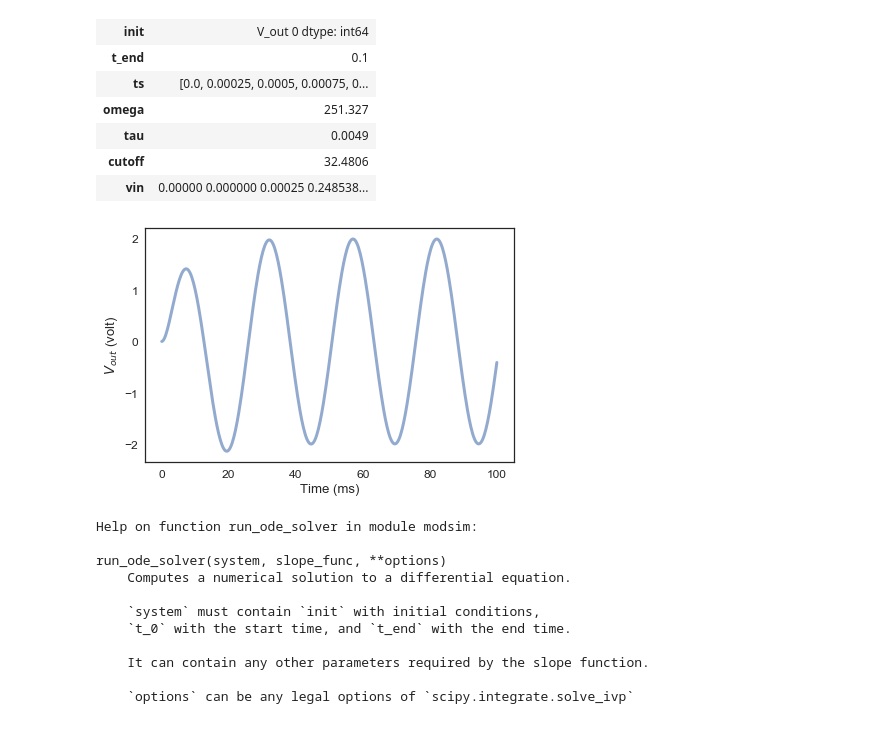
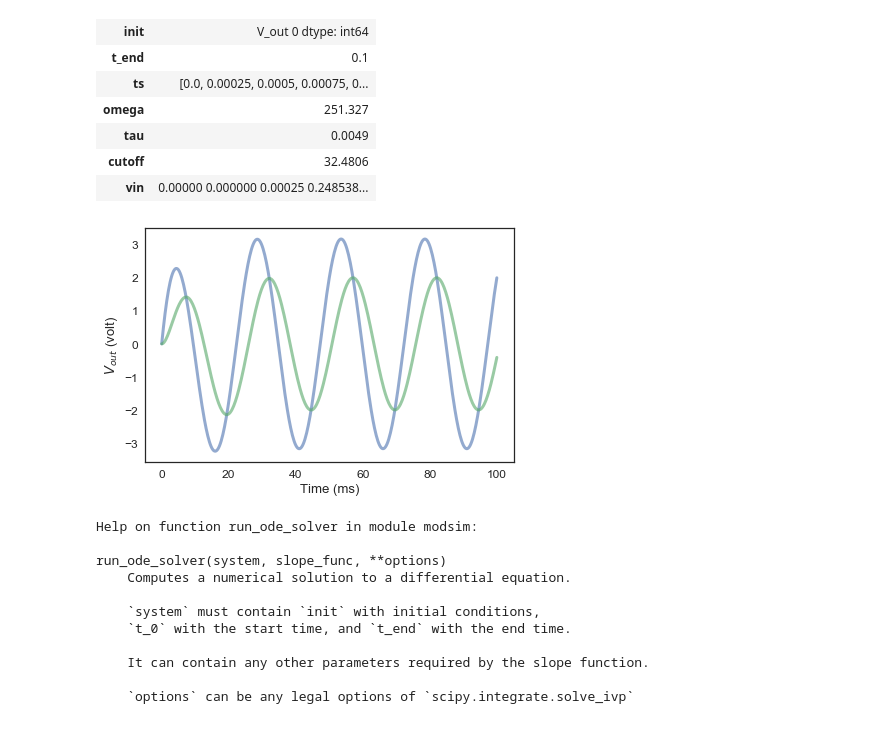
Before and after one commit to ThomasJagielski/ModSimPy, a Jupyter notebook: code/EKG Circuit Optimization.ipynb, the cells around one changed output. Drawn from its saved outputs; the diff is of its cells as text; code cells hidden in the pictures.

```diff
--- a/code/EKG Circuit Optimization.ipynb
+++ b/code/EKG Circuit Optimization.ipynb
@@ -143,10 +143,10 @@ def slope_func_2(state, t, system):
 # %%
 results2, details2 = run_ode_solver(system2, slope_func_2, t_eval=system2.ts)
 # %%
+plot_results(results1)
 plot_results(results2)
-#plot_results(results1)
 # %% [output]
-[figure, old version]
+[figure, new version]
 # %%
 # %% [output]
 Help on function run_ode_solver in module modsim:
```
